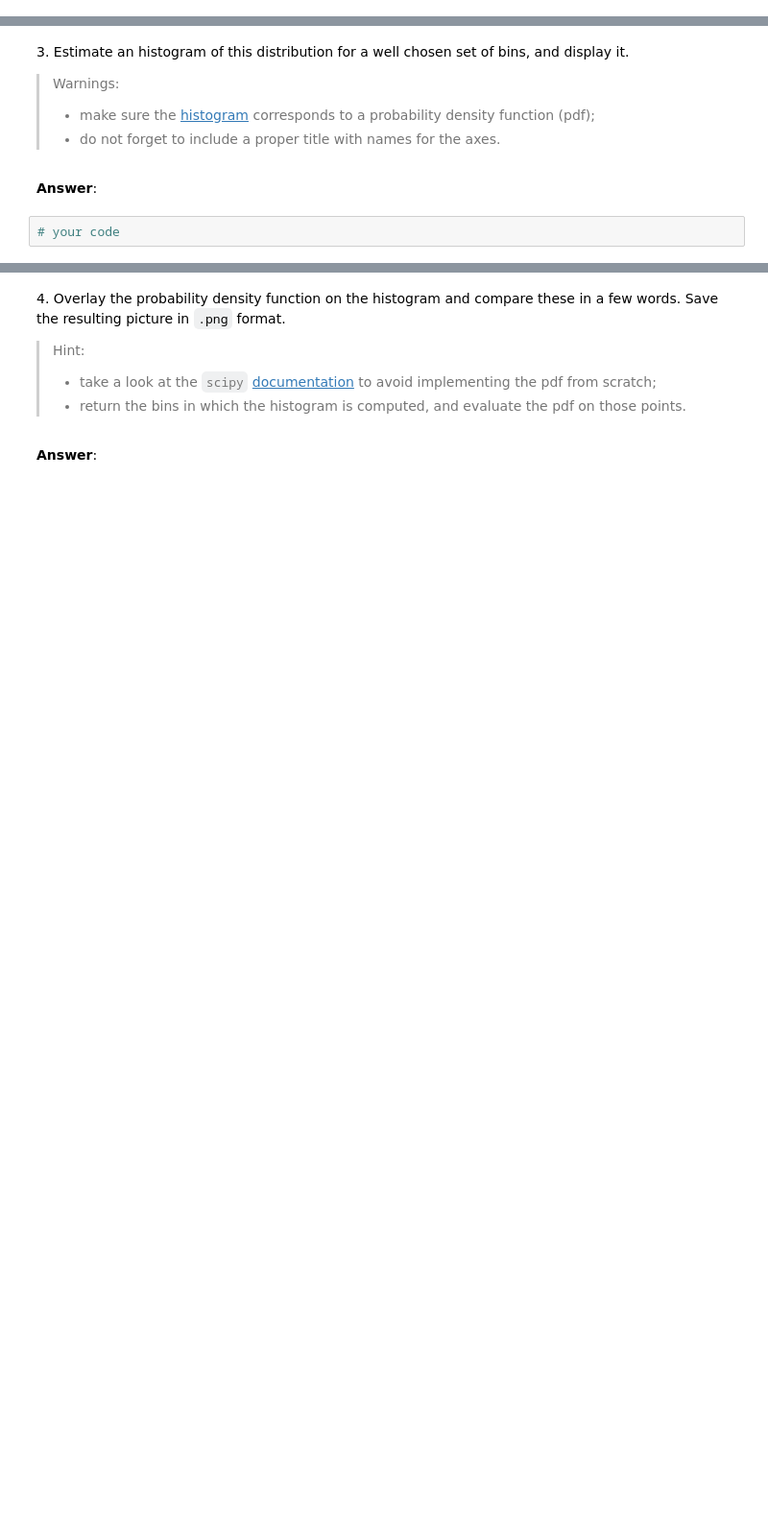
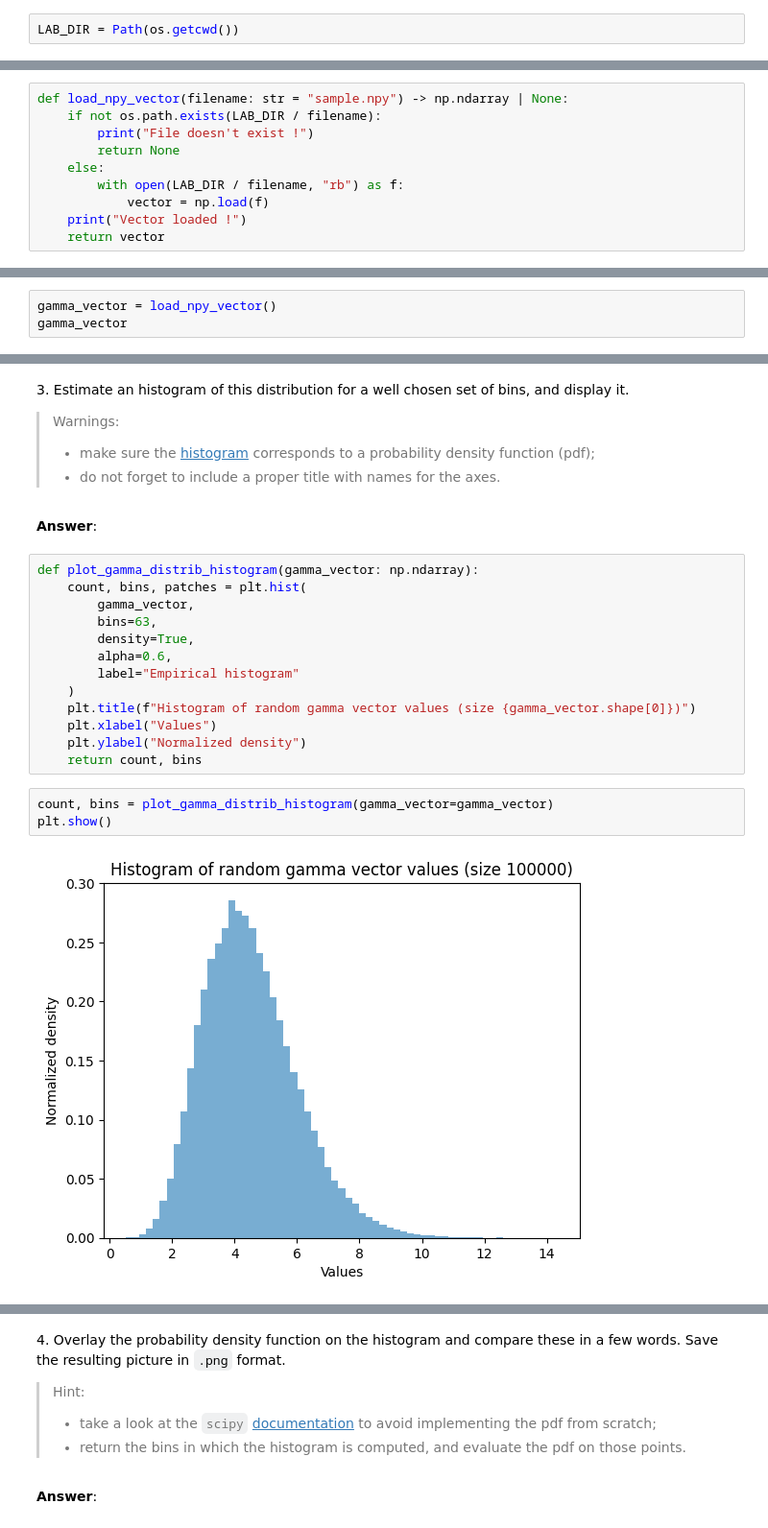
Before and after one commit to RakelOuakil/python_sdia, a Jupyter notebook: Labs/Lab2/lab2.ipynb, the cells around one changed output, grey strips where cells are left out. Shown at 96% size. Cells and saved outputs as stored; diff of their text form; blank space fills up the shorter version.

```diff
--- a/Labs/Lab2/lab2.ipynb
+++ b/Labs/Lab2/lab2.ipynb
@@ -33,0 +39,2 @@ conda env remove --name=lab2
+# %%
+LAB_DIR = Path(os.getcwd())
@@ -34,3 +63,13 @@ conda env remove --name=lab2
+# %%
+def load_npy_vector(filename: str = "sample.npy") -> np.ndarray | None:
+    if not os.path.exists(LAB_DIR / filename):
+        print("File doesn't exist !")
+        return None
+    else:
+        with open(LAB_DIR / filename, "rb") as f:
+            vector = np.load(f)
+    print("Vector loaded !")
+    return vector
 # %% [markdown]
 ---
 ## <a name="ex1">Exercise 1: Random variables and histograms</a>
@@ -61,0 +164,3 @@ and displaying their histogram. In the following, we consider $(\alpha, \beta) =
+# %%
+gamma_vector = load_npy_vector()
+gamma_vector
@@ -66,5 +175,21 @@ and displaying their histogram. In the following, we consider $(\alpha, \beta) =
 > - do not forget to include a proper title with names for the axes.
 # %% [markdown]
 **Answer**:
-# %%
-# your code
+# %%
+def plot_gamma_distrib_histogram(gamma_vector: np.ndarray):
+    count, bins, patches = plt.hist(
+        gamma_vector,
+        bins=63,
+        density=True,
+        alpha=0.6,
+        label="Empirical histogram"
+    )
+    plt.title(f"Histogram of random gamma vector values (size {gamma_vector.shape[0]})")
+    plt.xlabel("Values")
+    plt.ylabel("Normalized density")
+    return count, bins
+# %%
+count, bins = plot_gamma_distrib_histogram(gamma_vector=gamma_vector)
+plt.show()
+# %% [output]
+[figure, added]
```
Also changed, not shown: parts of 44 cells of this notebook, 6 other files.
